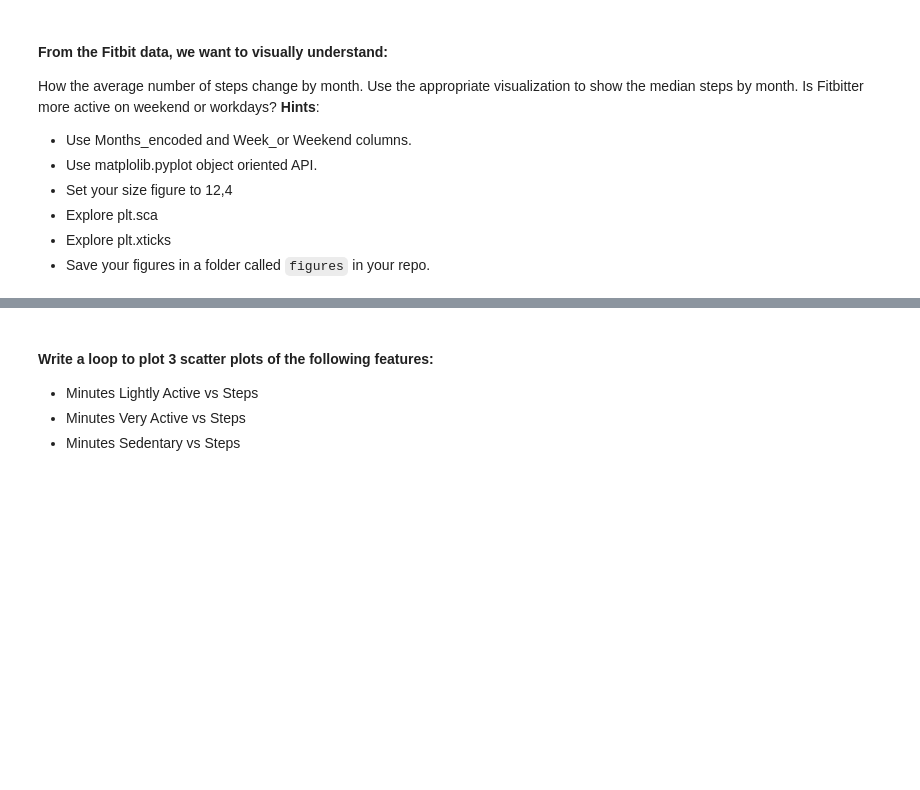
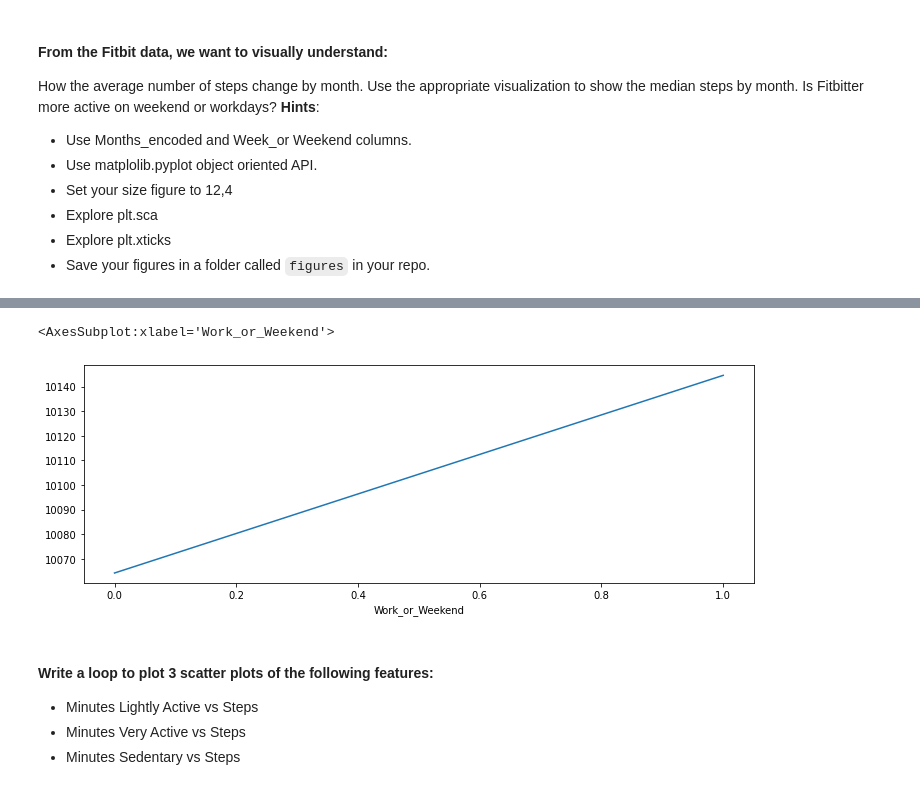
Before and after one commit to Ironhack-Data-Madrid-Mayo-2022/5.2-lab-matplotlib-seaborn, a Jupyter notebook: your-code/main.ipynb, the cells around one changed output, grey strips where cells are left out. Drawn from its saved outputs; the diff is of its cells as text; code cells hidden in the pictures; blank space fills up the shorter version.

```diff
--- a/your-code/main.ipynb
+++ b/your-code/main.ipynb
@@ -31,6 +54,11 @@ How the average number of steps change by month. Use the appropriate visualizati
 # %%
 # AVERAGE STEPS BY WORK_OR_WEEKEND
 # your code here
+avg_work=fitbit.groupby("Work_or_Weekend").Steps.mean()
+avg_work.plot()
+# %% [output]
+<AxesSubplot:xlabel='Work_or_Weekend'>
+[figure, added]
 # %% [markdown]
 #### Write a loop to plot 3 scatter plots of the following features:
 
```
Also changed, not shown: parts of 39 cells of this notebook, 1 other file.
